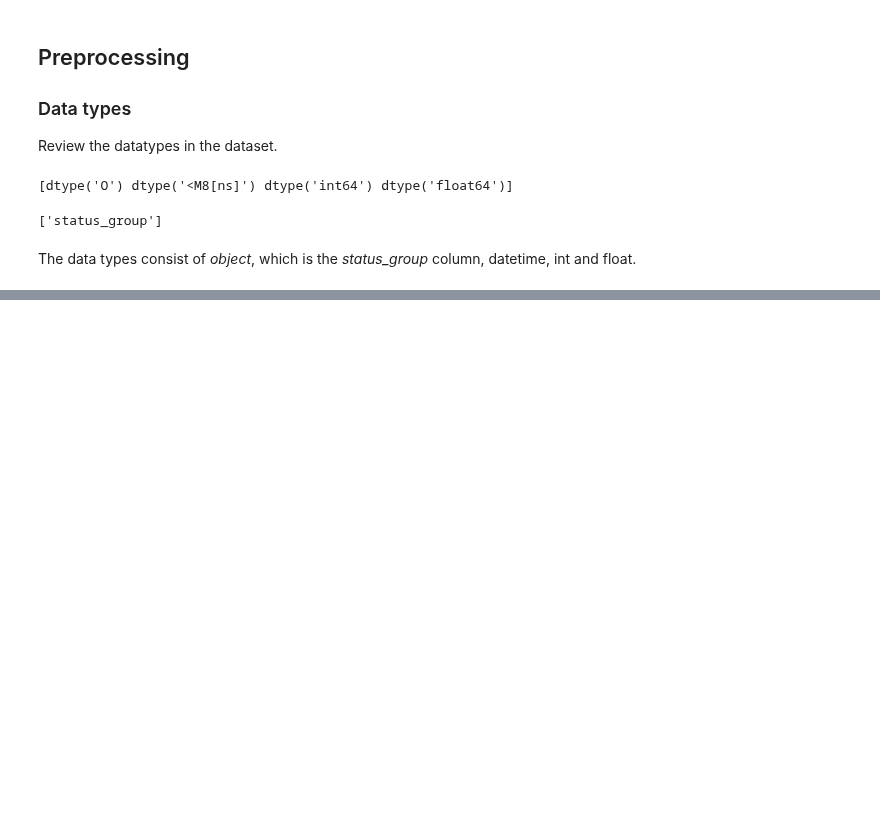
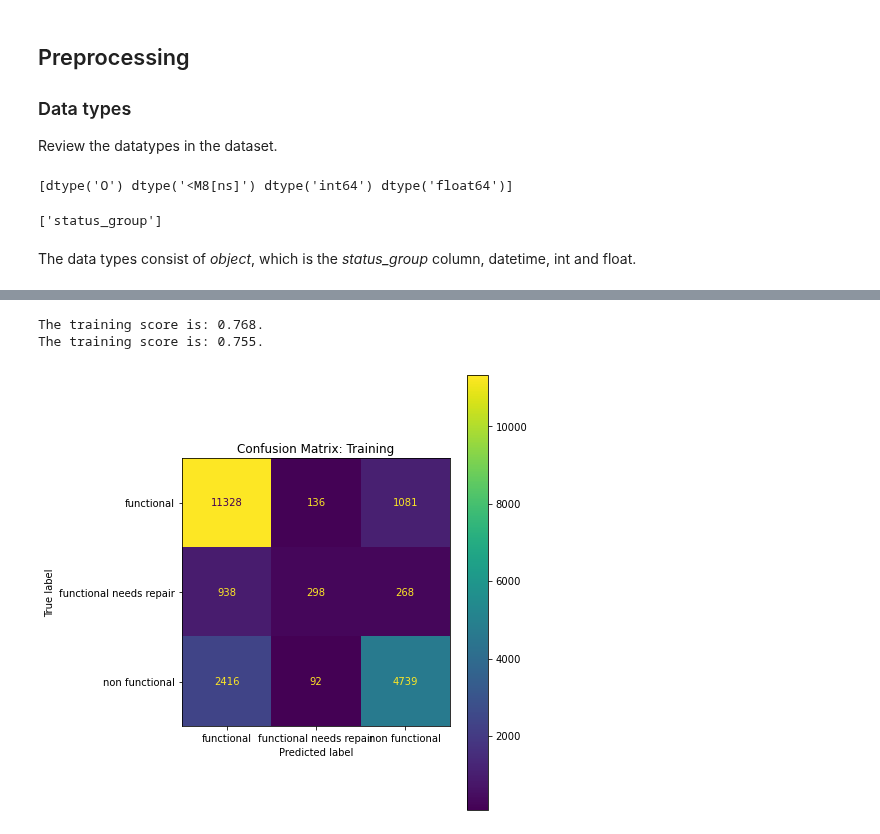
Before and after one commit to dmclark53/Springboard, a Jupyter notebook: Capstone-Project-Two/notebooks/Water_Pumps_Preprocessing.ipynb, the cells around one changed output, grey strips where cells are left out. Cells and saved outputs as stored; diff of their text form; code cells hidden in the pictures; blank space fills up the shorter version.

```diff
--- a/Capstone-Project-Two/notebooks/Water_Pumps_Preprocessing.ipynb
+++ b/Capstone-Project-Two/notebooks/Water_Pumps_Preprocessing.ipynb
@@ -74,0 +63,5 @@ df[numerical_columns].describe().T
+# %%
+X = df.drop(columns=['status_group', 'date_recorded'])
+y = df['status_group']
+# %%
+X_train, X_test, y_train, y_test = train_test_split(X.values, y.values, test_size=0.3, random_state=42)
@@ -74,0 +75,5 @@ df[numerical_columns].describe().T
+# %%
+estimators_1 = [('min_max', MinMaxScaler()), ('log_reg', LogisticRegression())]
+pipe_1 = Pipeline(estimators_1)
+pipe_1.fit(X_train, y_train)
+pipe_1.score(X_test, y_test)
@@ -74,0 +89,16 @@ df[numerical_columns].describe().T
+# %%
+estimators_2 = [('min_max', MinMaxScaler()), ('log_reg', LogisticRegression(solver='saga'))]
+pipe_2 = Pipeline(estimators_2)
+pipe_2.fit(X_train, y_train)
+print(f'The training score is: {pipe_2.score(X_train, y_train):0.3f}.')
+print(f'The training score is: {pipe_2.score(X_test, y_test):0.3f}.')
+# %% [output]
+The training score is: 0.768.
+The training score is: 0.755.
+# %%
+fix, ax = plt.subplots(figsize=(6, 8))
+plot_confusion_matrix(pipe_2, X_train, y_train, ax=ax)
+ax.set_title('Confusion Matrix: Training')
+plt.show()
+# %% [output]
+[figure, added]
```
Also changed, not shown: parts of 27 cells of this notebook.
